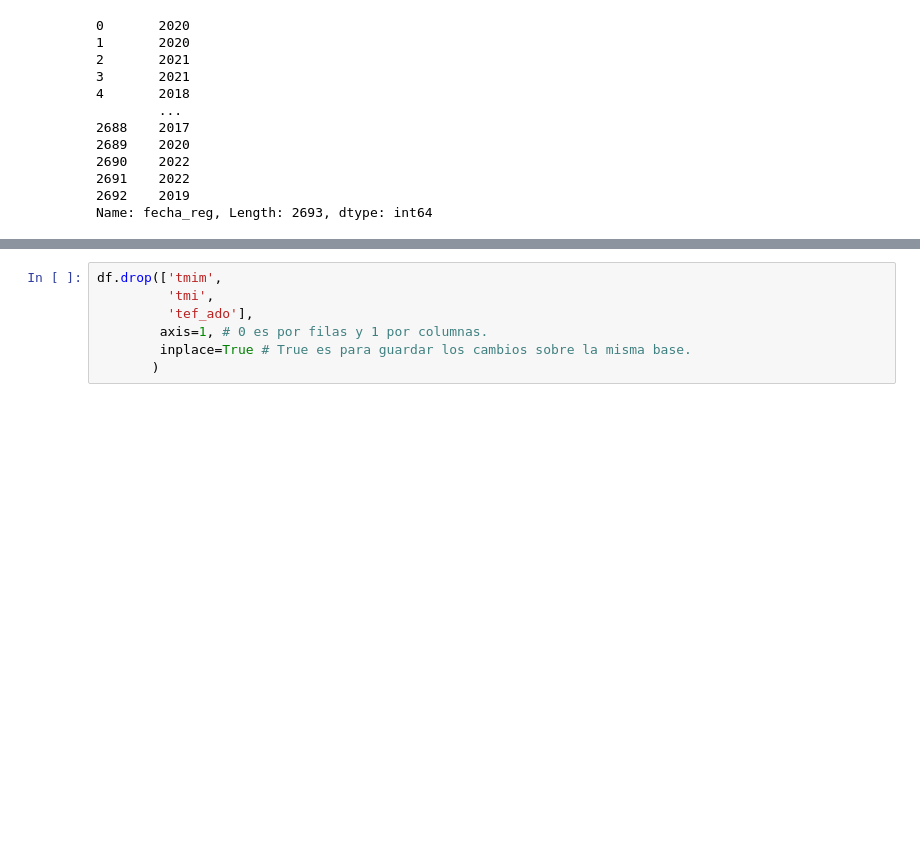
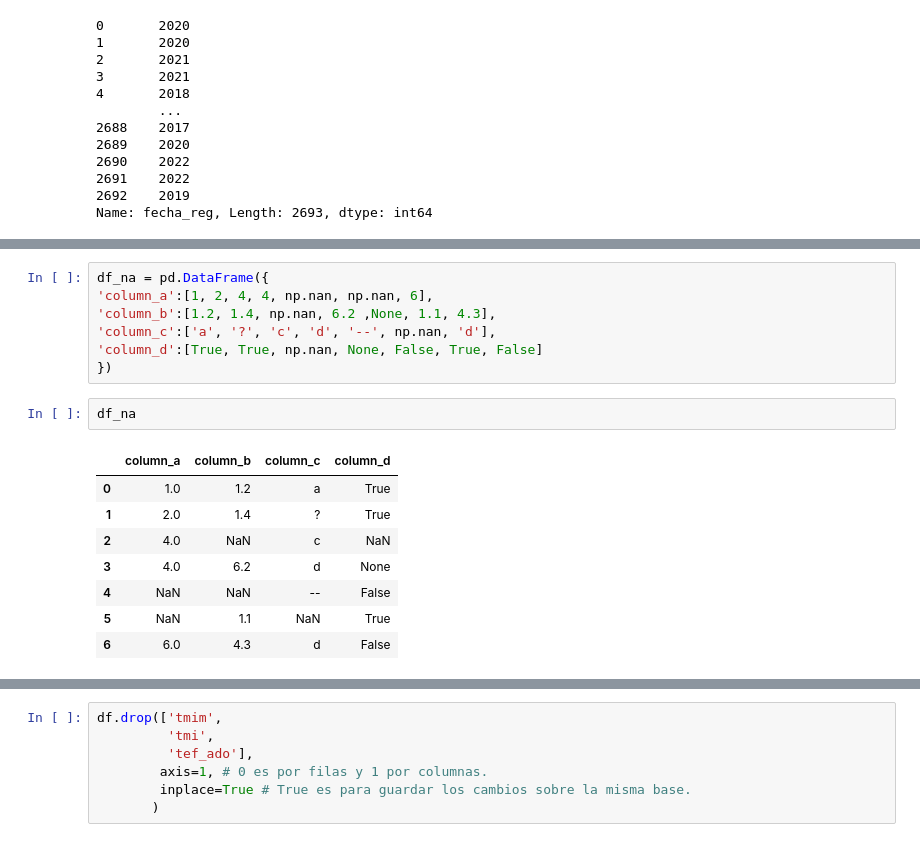
Before and after one commit to m-durand/propedeutico_python, a Jupyter notebook: notebooks/4_pandas_exploracion.ipynb, the cells around one changed output, grey strips where cells are left out. Saved outputs shown, nothing was run; the diff lists cells and outputs as text; blank space fills up the shorter version.

```diff
--- a/notebooks/4_pandas_exploracion.ipynb
+++ b/notebooks/4_pandas_exploracion.ipynb
@@ -489,0 +563,18 @@ dtype: int64
+# %%
+df_na = pd.DataFrame({
+'column_a':[1, 2, 4, 4, np.nan, np.nan, 6],
+'column_b':[1.2, 1.4, np.nan, 6.2 ,None, 1.1, 4.3],
+'column_c':['a', '?', 'c', 'd', '--', np.nan, 'd'],
+'column_d':[True, True, np.nan, None, False, True, False]
+})
+# %%
+df_na
+# %% [output]
+|  | column_a | column_b | column_c | column_d |
+| 0 | 1.0 | 1.2 | a | True |
+| 1 | 2.0 | 1.4 | ? | True |
+| 2 | 4.0 | NaN | c | NaN |
+| 3 | 4.0 | 6.2 | d | None |
+| 4 | NaN | NaN | -- | False |
+| 5 | NaN | 1.1 | NaN | True |
+| 6 | 6.0 | 4.3 | d | False |
```
Also changed, not shown: parts of 25 cells of this notebook, 1 other file.
